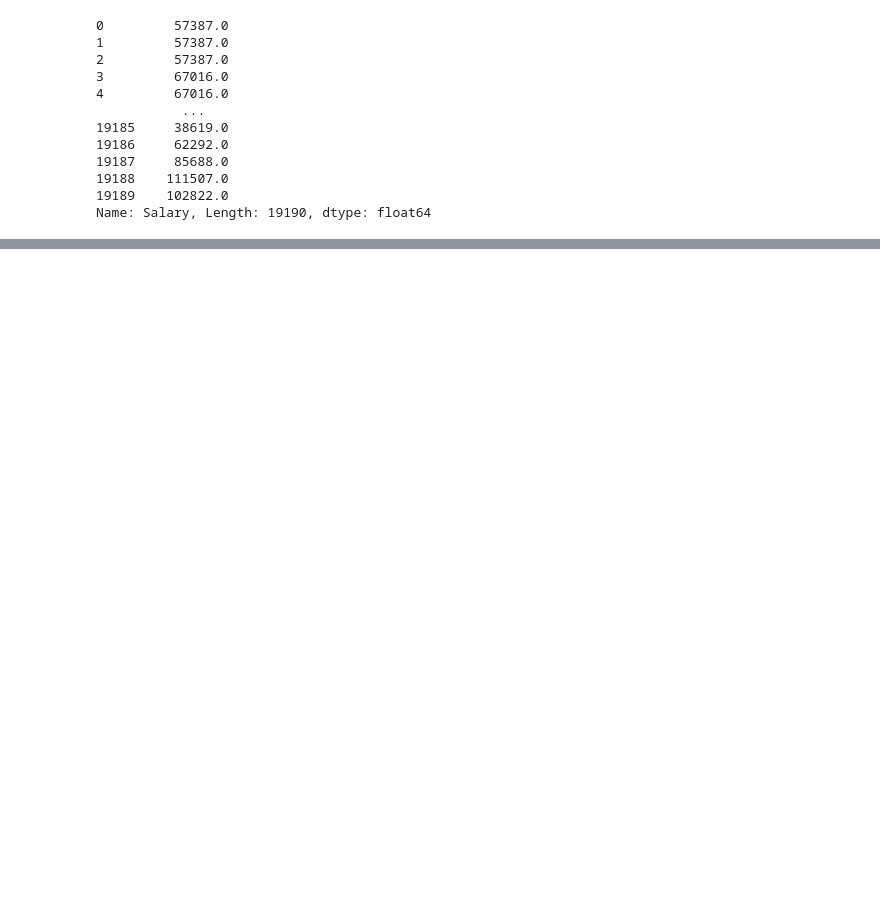
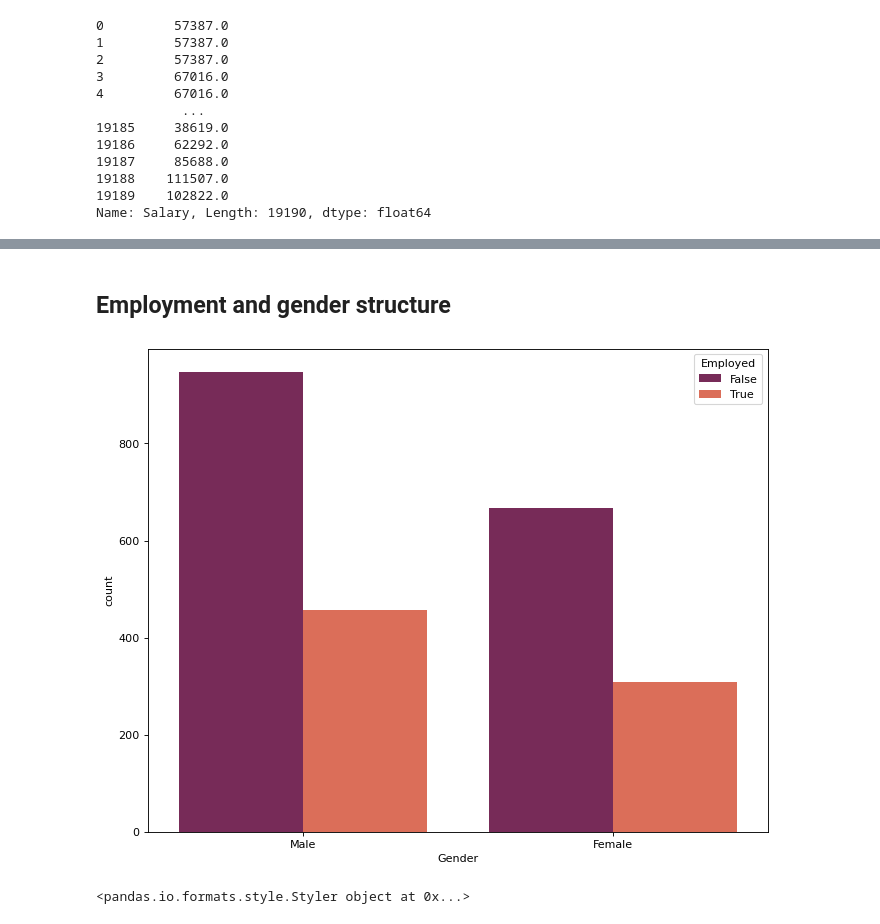
Before and after one commit to mikolajhojda/Business-Hackathon-2022, a Jupyter notebook: HR.ipynb, the cells around one changed output, grey strips where cells are left out. Cells and saved outputs as stored; diff of their text form; code cells hidden in the pictures; blank space fills up the shorter version.

```diff
--- a/HR.ipynb
+++ b/HR.ipynb
@@ -295,0 +216,17 @@ heatmap.set_title('Correlation Heatmap', fontdict={'fontsize':12}, pad=12);
+# %% [markdown]
+## Employment and gender structure
+# %%
+plt.figure(figsize=(10, 8), dpi=80)
+sns.countplot(data = df, x='Gender', hue='Employed', palette='rocket')
+plt.show()
+# %% [output]
+[figure, added]
+# %%
+Xtab = pd.crosstab(df['Gender'],
+                   df['Employed'],
+                   normalize='index',
+                   margins = True,
+).style.format('{:.2%}')
+print(Xtab)
+# %% [output]
+<pandas.io.formats.style.Styler object at 0x...>
```
Also changed, not shown: parts of 78 cells of this notebook.
